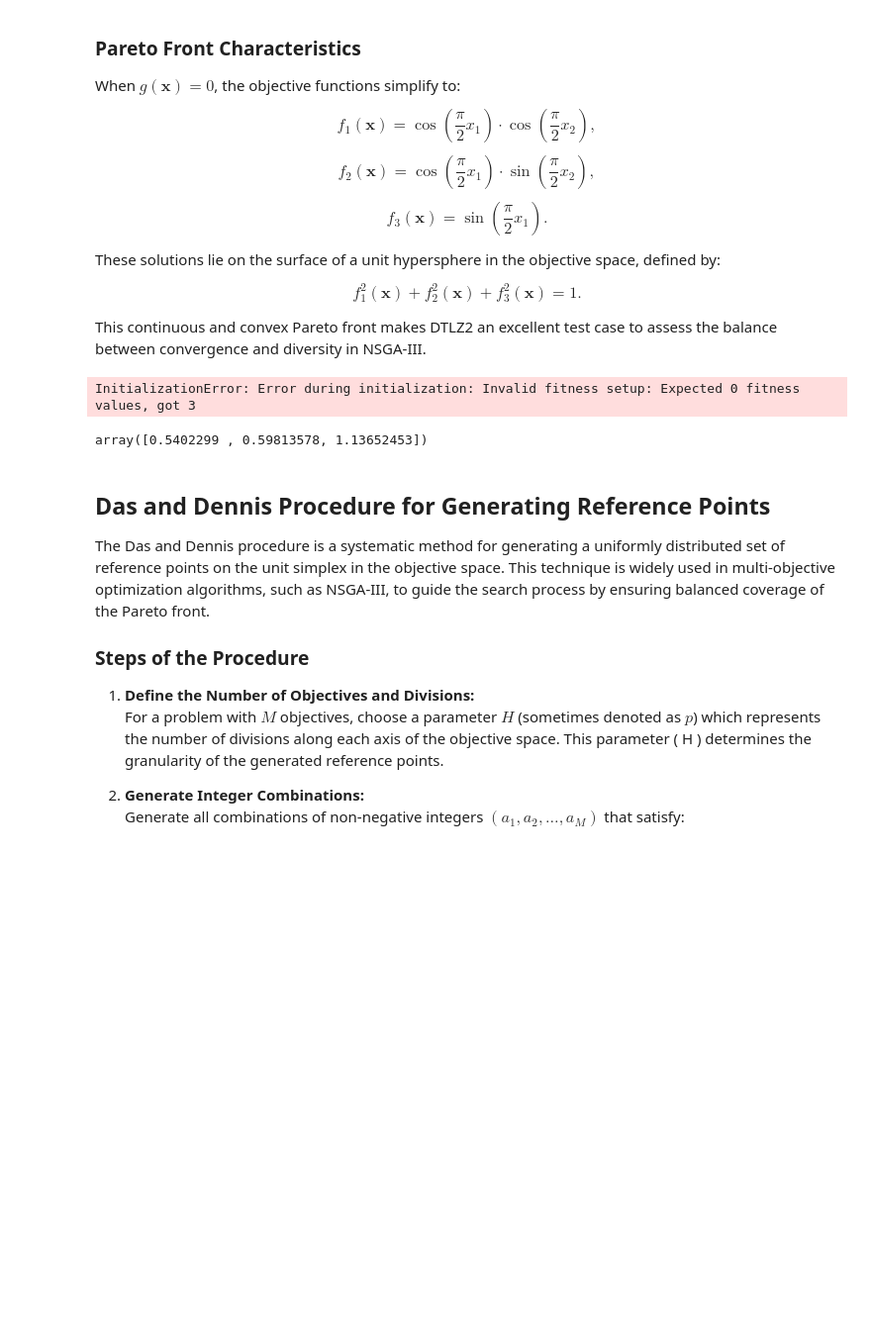
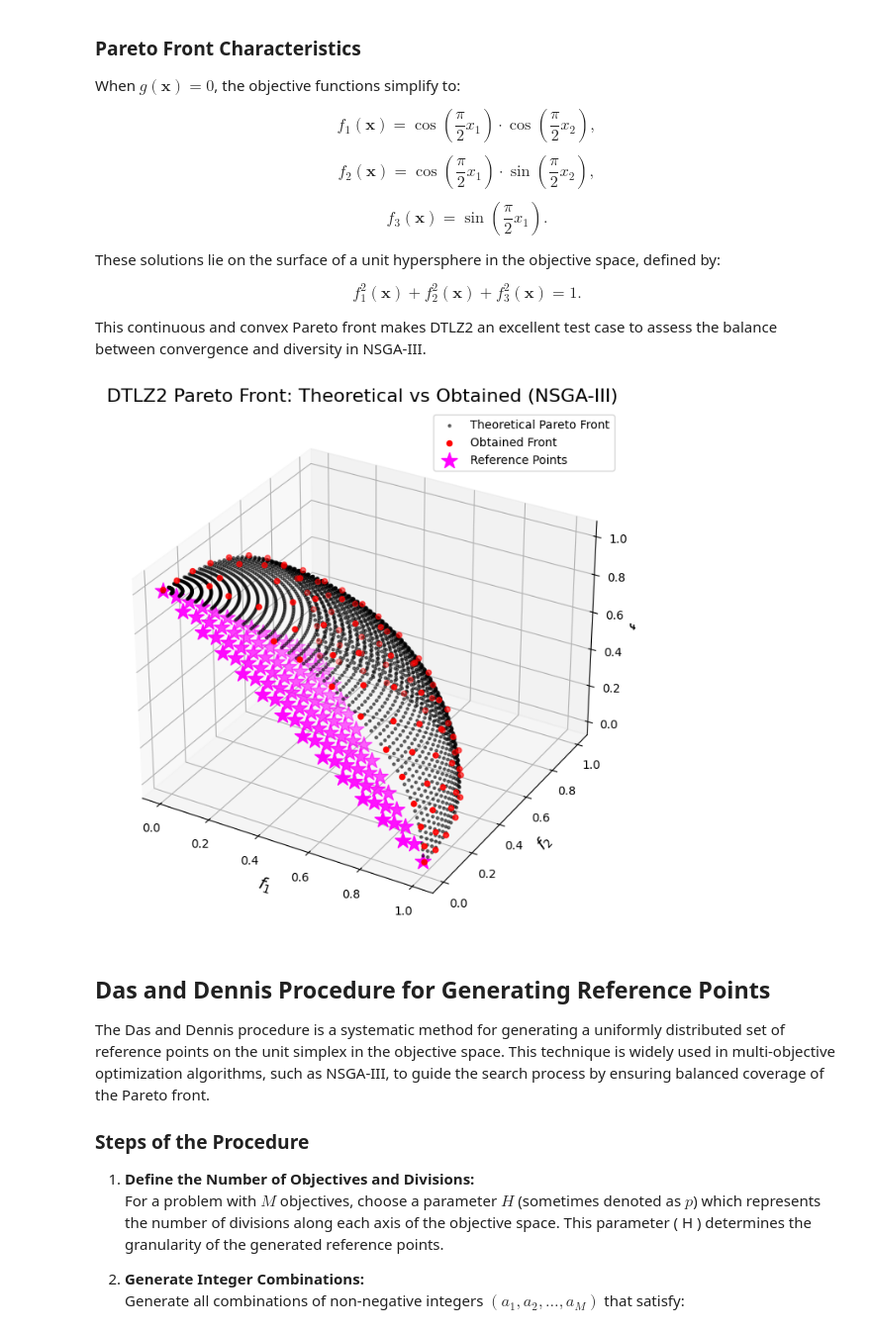
Before and after one commit to andresliszt/moo-rs, a Jupyter notebook: pymoors/docs/user_guide/algorithms/nsga3.ipynb, the cells around one changed output. Shown at 99% size. Cells and saved outputs as stored; diff of their text form; code cells hidden in the pictures; blank space fills up the shorter version.

```diff
--- a/pymoors/docs/user_guide/algorithms/nsga3.ipynb
+++ b/pymoors/docs/user_guide/algorithms/nsga3.ipynb
@@ -208,6 +208,7 @@ algorithm = Nsga3(
     mutation=GaussianMutation(gene_mutation_rate=0.1, sigma=0.01),
     fitness_fn=evaluate_dtlz2,
     num_objectives=3,
+    num_constraints=0,
     duplicates_cleaner=CloseDuplicatesCleaner(epsilon=1e-8),
     num_vars=12,
     population_size=100,
@@ -230,31 +231,31 @@ algorithm.run()
 best: Population = algorithm.population.best_as_population
 obtained_fitness = best.fitness  # Shape: (num_solutions, 3)
 
 # Compute the theoretical Pareto front for DTLZ2
 f1_theo, f2_theo, f3_theo = dtlz2_theoretical_front(num_points=50)
 
 # Plot the theoretical Pareto front, the obtained front, and the reference points in 3D.
 fig = plt.figure(figsize=(10, 8))
 ax = fig.add_subplot(111, projection='3d')
 
 # Plot the theoretical Pareto front as a scatter of many points.
 ax.scatter(f1_theo, f2_theo, f3_theo, c='k', marker='.', label='Theoretical Pareto Front', alpha=0.5)
 
 # Plot the obtained Pareto front from the algorithm.
 ax.scatter(obtained_fitness[:, 0], obtained_fitness[:, 1], obtained_fitness[:, 2],
            c='r', marker='o', label='Obtained Front')
 
 # Plot the reference points.
 # Extract the reference points array from the DanAndDenisReferencePoints object.
 ref_points_array = ref_points.generate()
 ax.scatter(ref_points_array[:, 0], ref_points_array[:, 1], ref_points_array[:, 2],
            marker='*', s=200, color='magenta', label='Reference Points')
 
 ax.set_xlabel('$f_1$', fontsize=14)
 ax.set_ylabel('$f_2$', fontsize=14)
 ax.set_zlabel('$f_3$', fontsize=14)
 ax.set_title('DTLZ2 Pareto Front: Theoretical vs Obtained (NSGA-III)', fontsize=16)
 ax.legend()
 plt.show()
 # %% [output]
-InitializationError: Error during initialization: Invalid fitness setup: Expected 0 fitness values, got 3
+[figure, added]
@@ -263,7 +262,3 @@ wea = RandomSamplingFloat(min=0, max=1).operate(num_vars = 12, population_size =
-# %%
-evaluate_dtlz2(wea)[0]
-# %% [output]
-array([0.5402299 , 0.59813578, 1.13652453])
 # %% [markdown]
 ## Das and Dennis Procedure for Generating Reference Points
 
```
Also changed, not shown: parts of 1 cell of this notebook, 13 other files.
